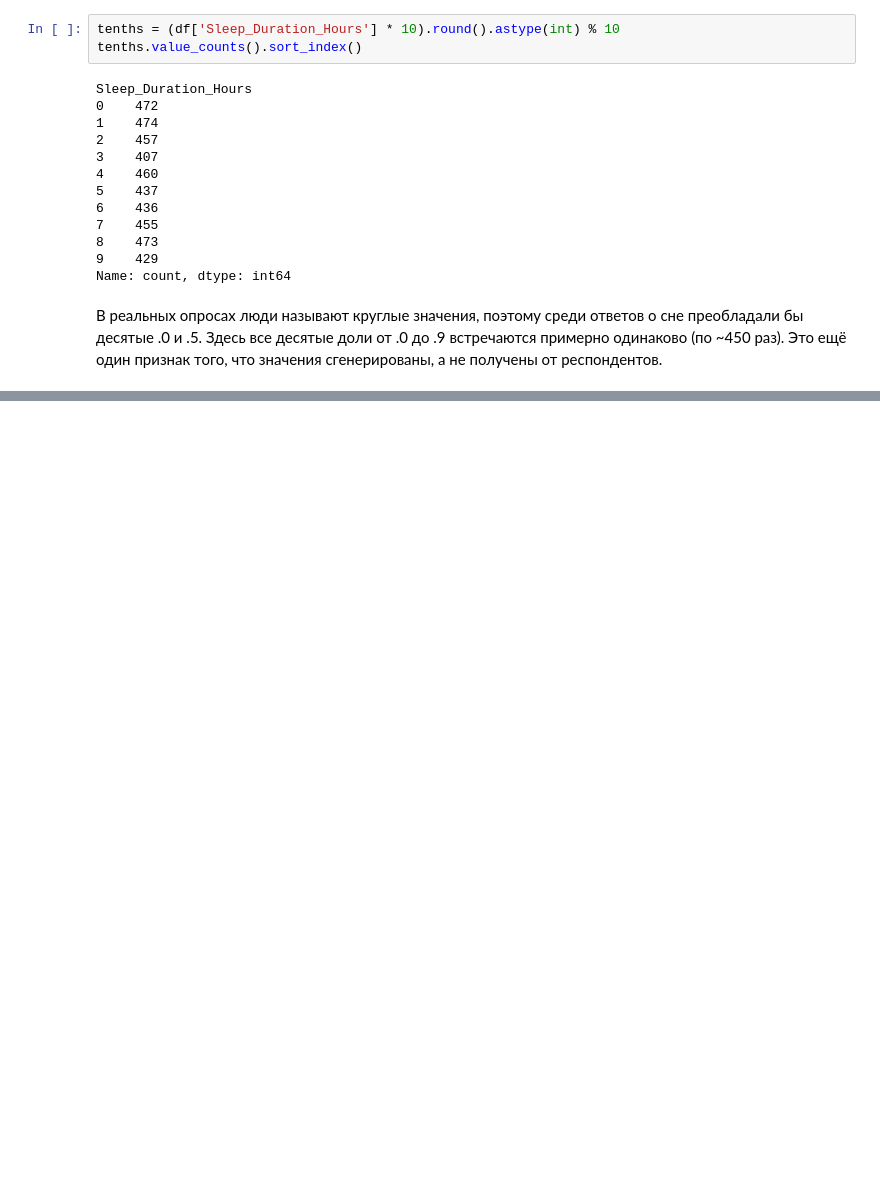
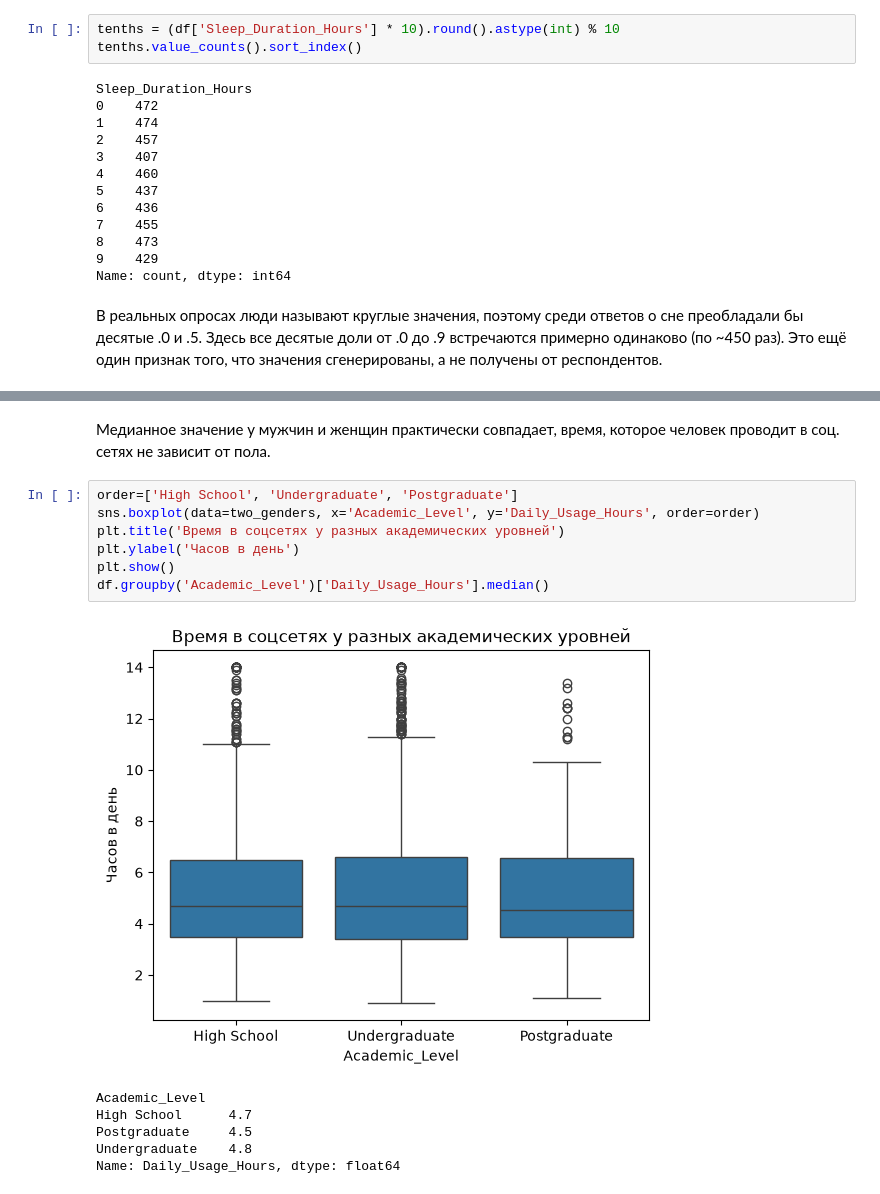
Before and after one commit to novikovmat/social-media-analysis, a Jupyter notebook: SocialMediaAnalysis.ipynb, the cells around one changed output, grey strips where cells are left out. Cells and saved outputs as stored; diff of their text form; blank space fills up the shorter version.

```diff
--- a/SocialMediaAnalysis.ipynb
+++ b/SocialMediaAnalysis.ipynb
@@ -200,0 +214,16 @@ Name: count, dtype: int64
+# %% [markdown]
+Медианное значение у мужчин и женщин практически совпадает, время, которое человек проводит в соц. сетях не зависит от пола.
+# %%
+order=['High School', 'Undergraduate', 'Postgraduate']
+sns.boxplot(data=two_genders, x='Academic_Level', y='Daily_Usage_Hours', order=order)
+plt.title('Время в соцсетях у разных академических уровней')
+plt.ylabel('Часов в день')
+plt.show()
+df.groupby('Academic_Level')['Daily_Usage_Hours'].median()
+# %% [output]
+[figure, added]
+Academic_Level
+High School      4.7
+Postgraduate     4.5
+Undergraduate    4.8
+Name: Daily_Usage_Hours, dtype: float64
```
Also changed, not shown: parts of 12 cells of this notebook.
